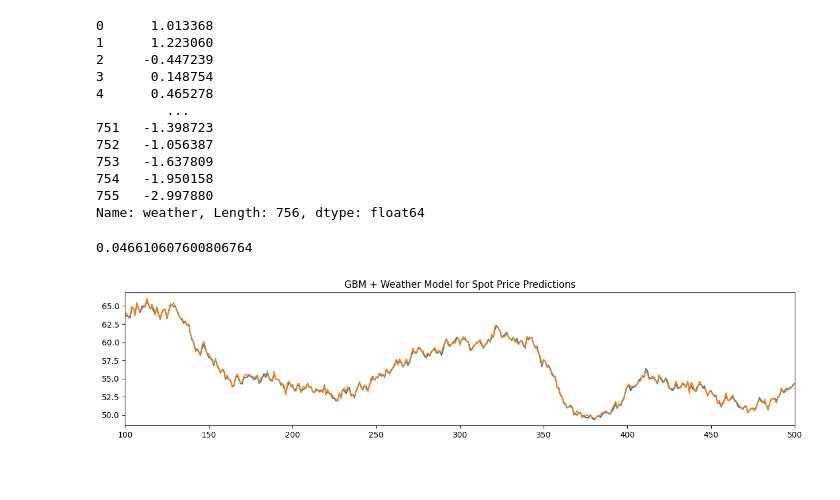
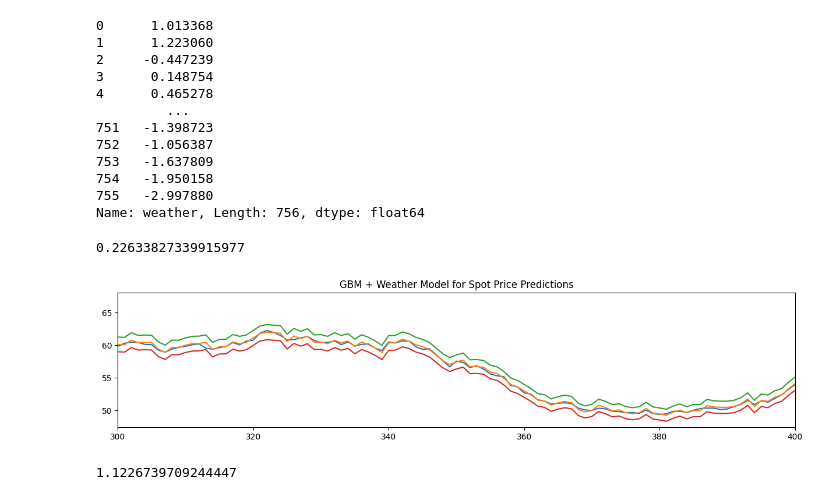
Before and after one commit to Ae-bii/uchicago-trading-2023, a Jupyter notebook: case1/analysis/analysis.ipynb, the cells around one changed output. Cells and saved outputs as stored; diff of their text form; code cells hidden in the pictures; blank space fills up the shorter version.

```diff
--- a/case1/analysis/analysis.ipynb
+++ b/case1/analysis/analysis.ipynb
@@ -326,19 +330,16 @@ def gbm_corr_expected_price(exog, corrs, n_lags=10, price_0=0, mean=0, var=1):
     pred = price_0 * np.exp((mean - var / 2) \
                 + np.sqrt(var) * (corr * ind \
                 + np.sqrt(1 - corr ** 2) * np.random.normal(0, 1)))
-    conf = 1.96 * np.sqrt(var * i)
-    return pred, conf
+    return pred
 
 def test_gbm_corr_model(data, exog, corrs, n_lags):
     preds = []
-    confs = []
 
     for i in range(1, len(data) - 1):
-        pred, conf = gbm_corr_expected_price(exog[:i+1], corrs, n_lags, data[i], -6.046839389007168e-05, 9.113656672214566e-05)
+        pred = gbm_corr_expected_price(exog[:i+1], corrs, n_lags, data[i], -6.046839389007168e-05, 9.113656672214566e-05)
         preds.append(pred)
-        confs.append(conf)
 
-    return preds, confs
+    return preds
 # %%
 wth = full_w.reset_index(drop=True)
 wth
@@ -356,16 +357,23 @@ wth
 755   -2.997880
 Name: weather, Length: 756, dtype: float64
 # %%
-combined_preds, _ = test_gbm_corr_model(full_data['SBL'], wth.to_numpy(), l, 8)
+combined_preds = np.array(test_gbm_corr_model(full_data['SBL'], wth.to_numpy(), l, 8))
+conf95 = 1.96 * np.sqrt(9.113656672214566e-05)
 plt.title('GBM + Weather Model for Spot Price Predictions')
 plt.plot(full_data['SBL'])
 plt.plot(range(1, len(combined_preds) + 1), combined_preds)
+plt.plot(range(1, len(combined_preds) + 1), combined_preds * (1 + conf95))
+plt.plot(range(1, len(combined_preds) + 1), combined_preds * (1 - conf95))
 # preds, _ = gbm_expected_price(full_data['SBL'][0], -6.046839389007168e-05, 9.113656672214566e-05, 10)
-plt.xlim(left=100, right=500)
+plt.xlim(left=300, right=400)
 mse = skm.mean_squared_error(full_data['SBL'][1:-1], combined_preds)
-mse
-# np.sqrt(mse)
+# mse
+np.sqrt(mse)
 # skm.mean_absolute_error(full_data['SBL'][1:-1], combined_preds)
 # %% [output]
-0.046610607600806764
+0.22633827339915977
-[figure, old version]
+[figure, new version]
+# %%
+conf95 * 60
+# %% [output]
+1.1226739709244447
```
Also changed, not shown: parts of 1 cell of this notebook, 2 other files.
